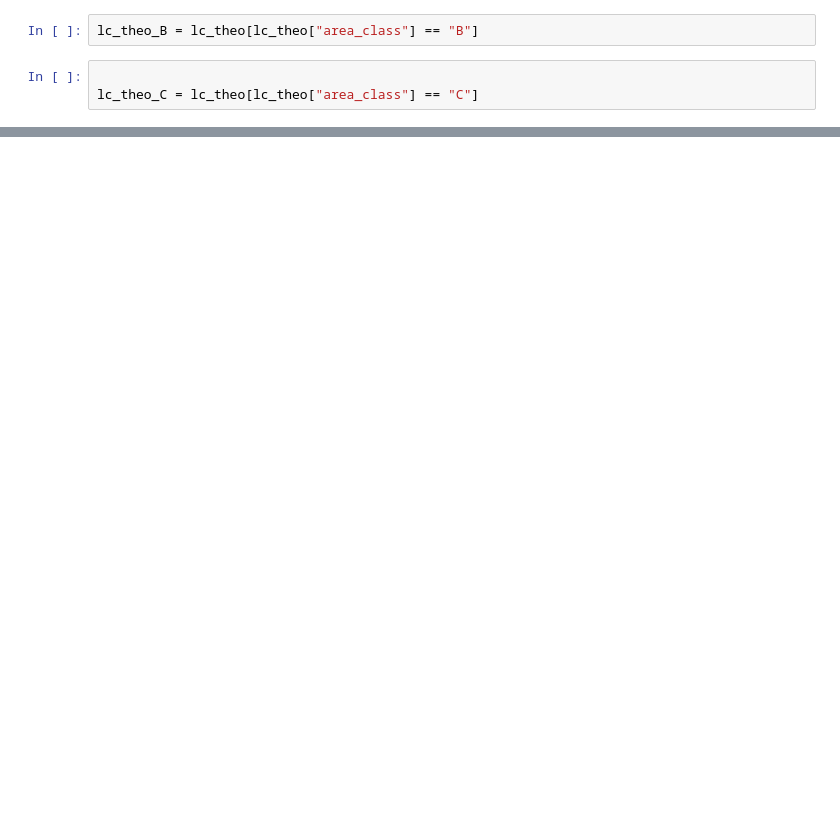
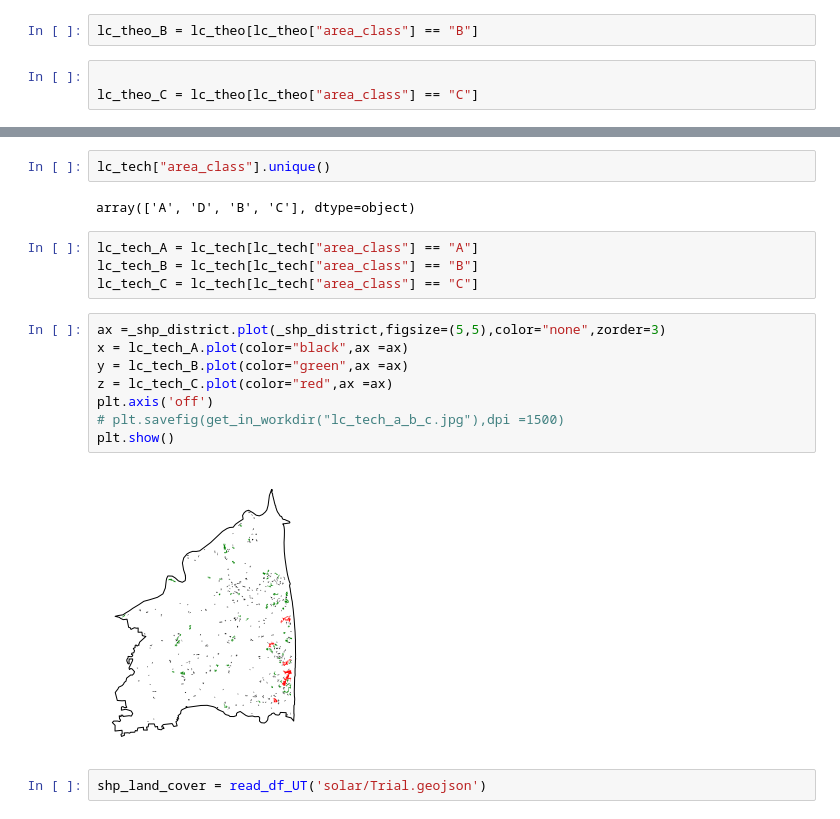
Before and after one commit to NilimaKD/lila-reports, a Jupyter notebook: LILA visuals.ipynb, the cells around one changed output, grey strips where cells are left out. Drawn from its saved outputs; the diff is of its cells as text; blank space fills up the shorter version.

```diff
--- a/LILA visuals.ipynb
+++ b/LILA visuals.ipynb
@@ -545,0 +568,20 @@ plt.show()
+# %%
+lc_tech["area_class"].unique()
+# %% [output]
+array(['A', 'D', 'B', 'C'], dtype=object)
+# %%
+lc_tech_A = lc_tech[lc_tech["area_class"] == "A"]
+lc_tech_B = lc_tech[lc_tech["area_class"] == "B"]
+lc_tech_C = lc_tech[lc_tech["area_class"] == "C"]
+# %%
+ax =_shp_district.plot(_shp_district,figsize=(5,5),color="none",zorder=3)
+x = lc_tech_A.plot(color="black",ax =ax)
+y = lc_tech_B.plot(color="green",ax =ax)
+z = lc_tech_C.plot(color="red",ax =ax)
+plt.axis('off')
+# plt.savefig(get_in_workdir("lc_tech_a_b_c.jpg"),dpi =1500)
+plt.show()
+# %% [output]
+[figure, added]
+# %%
+shp_land_cover = read_df_UT('solar/Trial.geojson')
```
Also changed, not shown: parts of 42 cells of this notebook.
